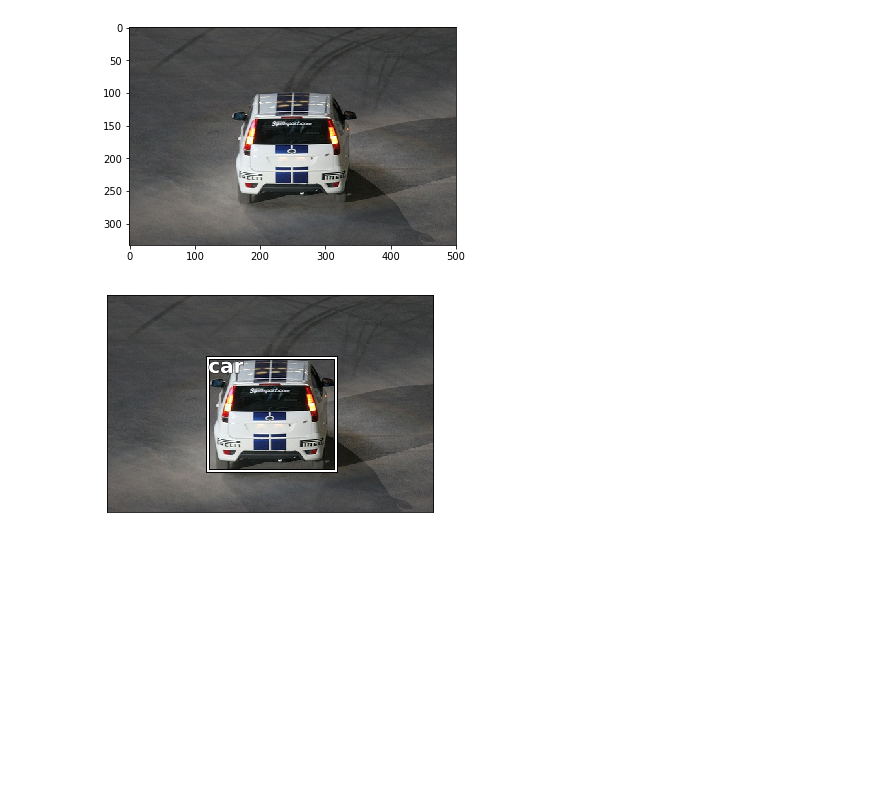
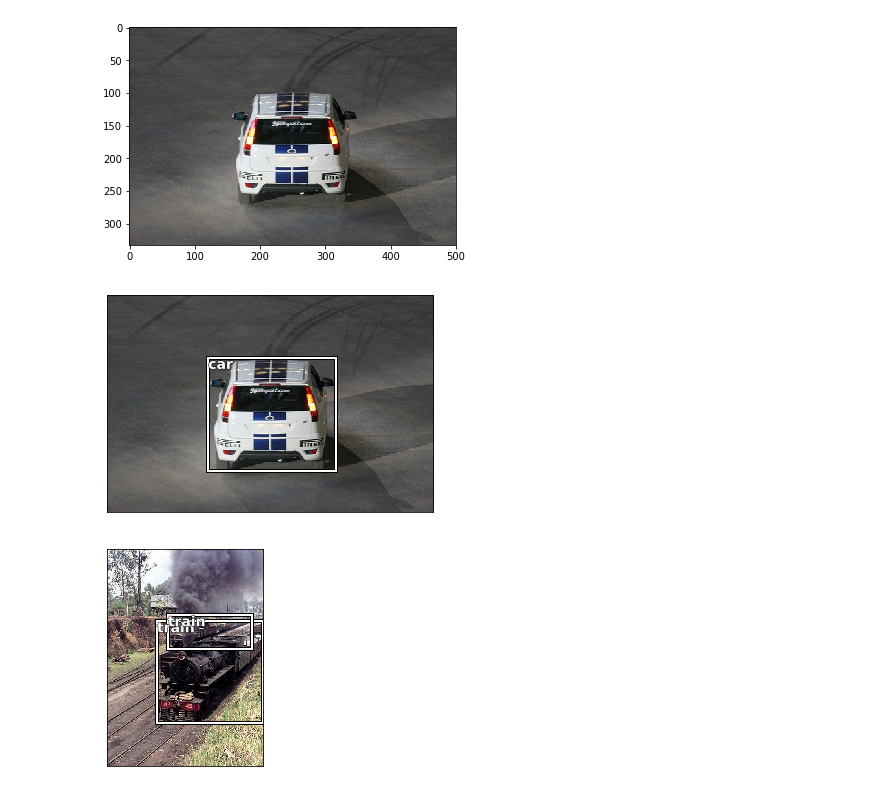
Before and after one commit to T-rex007/Object-detection, a Jupyter notebook: Pascal_firstlook.ipynb, the cells around one changed output. Cells and saved outputs as stored; diff of their text form; code cells hidden in the pictures; blank space fills up the shorter version.

```diff
--- a/Pascal_firstlook.ipynb
+++ b/Pascal_firstlook.ipynb
@@ -113,7 +113,7 @@ def write_txt(ax, xy, txt, sz = 14):
     """
     writes text on  th image
     """
-    text = ax.text(xy[0], xy[1], txt, verticalalignment = 'top', color = 'white',fontsize = 20, weight = 'bold')
+    text = ax.text(xy[0], xy[1], txt, verticalalignment = 'top', color = 'white',fontsize = sz, weight = 'bold')
     outline(text, 1)
 # %%
 img = plt.imread(str(imgpth)+'/'+t_img['file_name'])
@@ -122,4 +122,22 @@ b = bb_hw(t_ann[0])
 draw_bb(a, b)
 write_txt(a, b[:2], categ[t_ann[1]])
 # %% [output]
-[figure, old version]
+[figure, new version]
+# %%
+img = plt.imread(str(imgpth)+'/'+trn_nm[34])
+def showImgWithAnn(image, annotations):
+    """
+    Displays the image with the bounding box or boxes
+    args:
+        image: image in numpy format
+        annotaions: List of tuples containing bounding boxes info and category id
+    """
+    a= show_img(img)
+    for b, c in annotations:
+        b = bb_hw(b)
+        draw_bb(a, b)
+        write_txt(a, b[:2], categ[c])
+# %%
+showImgWithAnn(img, trn_an[34])
+# %% [output]
+[figure, added]
```
Also changed, not shown: parts of 1 cell of this notebook.
